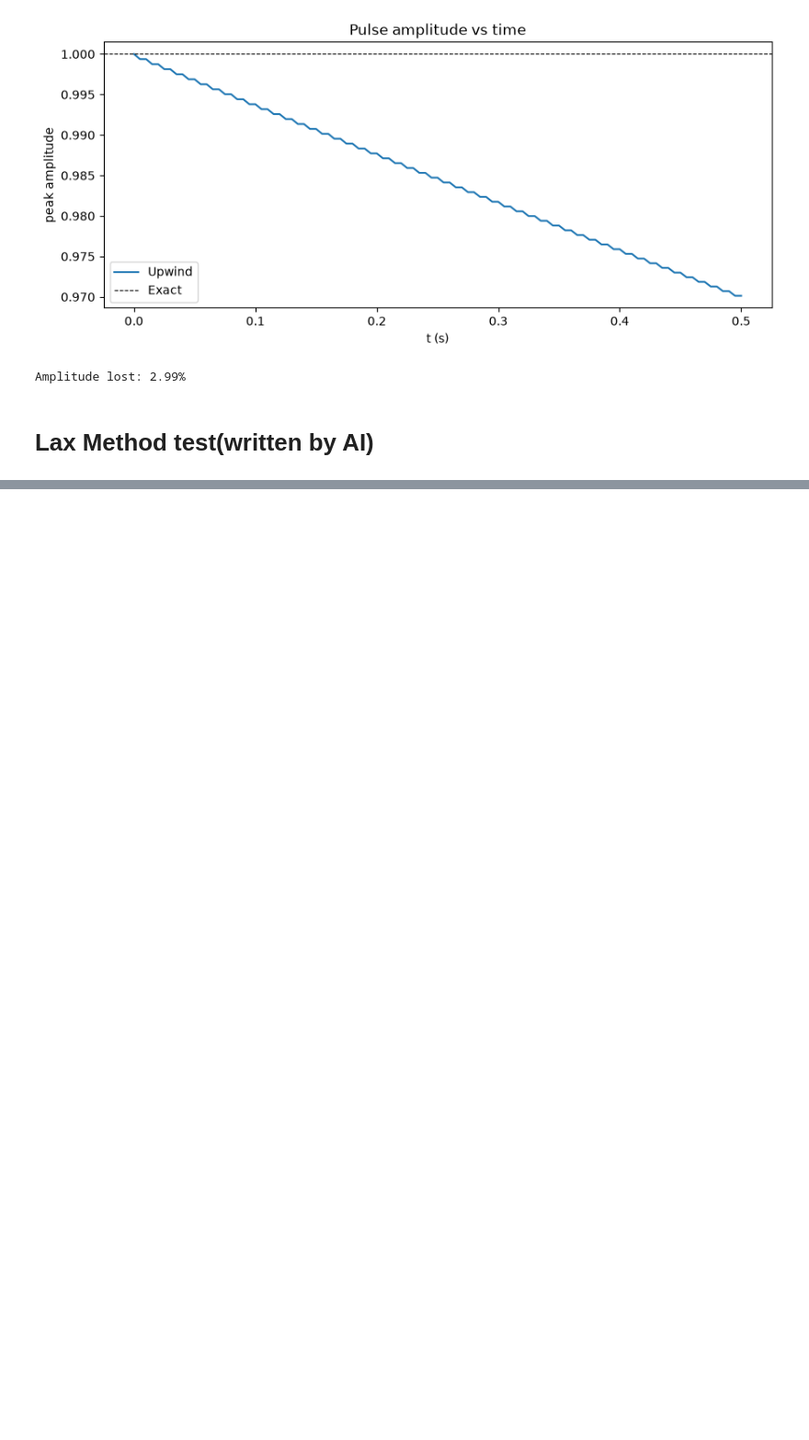
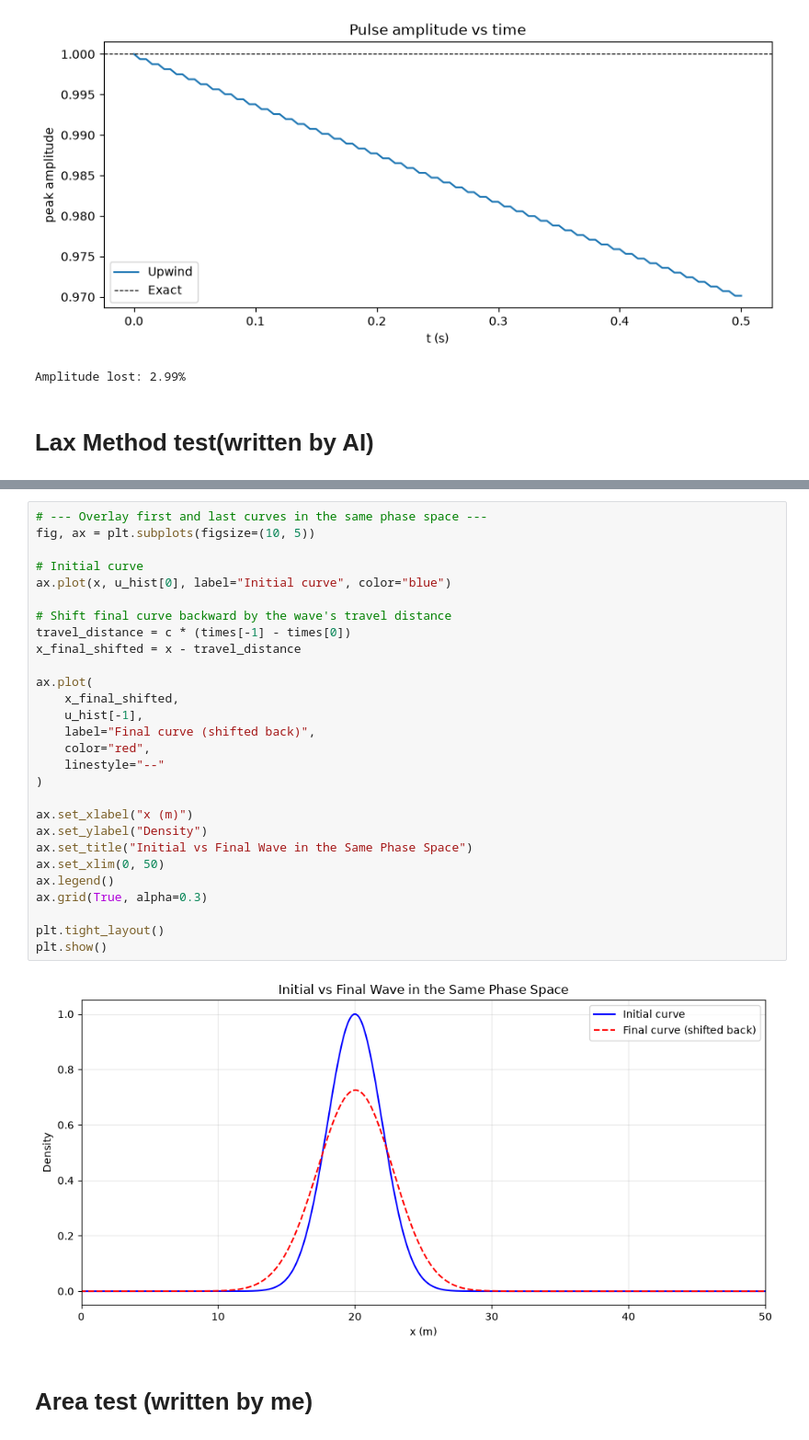
Before and after one commit to Learning-Operator/Advection-Equation-Sim, a Jupyter notebook: test.ipynb, the cells around one changed output, grey strips where cells are left out. Shown at 92% size. Saved outputs shown, nothing was run; the diff lists cells and outputs as text; blank space fills up the shorter version.

Commit message:
tested upwind, lax and FTCS. Area for some reason wasn't conserved in upwind?

```diff
--- a/test.ipynb
+++ b/test.ipynb
@@ -233,0 +236,32 @@ Travel distance: 8.0 m
+# %%
+# --- Overlay first and last curves in the same phase space ---
+fig, ax = plt.subplots(figsize=(10, 5))
+
+# Initial curve
+ax.plot(x, u_hist[0], label="Initial curve", color="blue")
+
+# Shift final curve backward by the wave's travel distance
+travel_distance = c * (times[-1] - times[0])
+x_final_shifted = x - travel_distance
+
+ax.plot(
+    x_final_shifted,
+    u_hist[-1],
+    label="Final curve (shifted back)",
+    color="red",
+    linestyle="--"
+)
+
+ax.set_xlabel("x (m)")
+ax.set_ylabel("Density")
+ax.set_title("Initial vs Final Wave in the Same Phase Space")
+ax.set_xlim(0, 50)
+ax.legend()
+ax.grid(True, alpha=0.3)
+
+plt.tight_layout()
+plt.show()
+# %% [output]
+[figure, added]
+# %% [markdown]
+# Area test (written by me)
```
Also changed, not shown: parts of 4 cells of this notebook.
